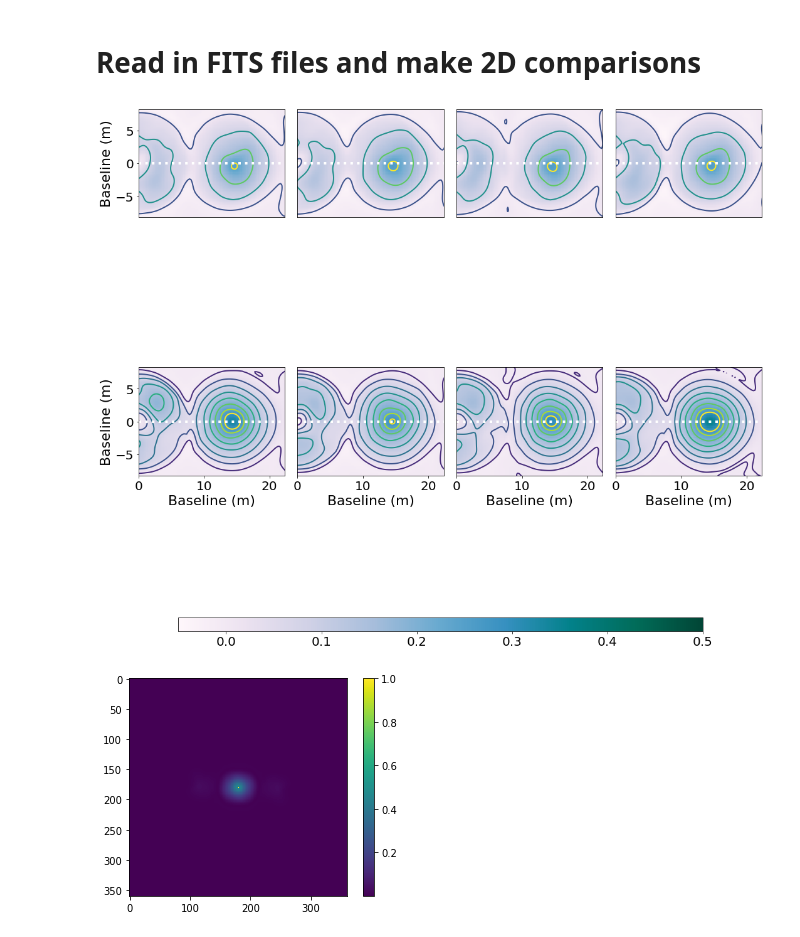
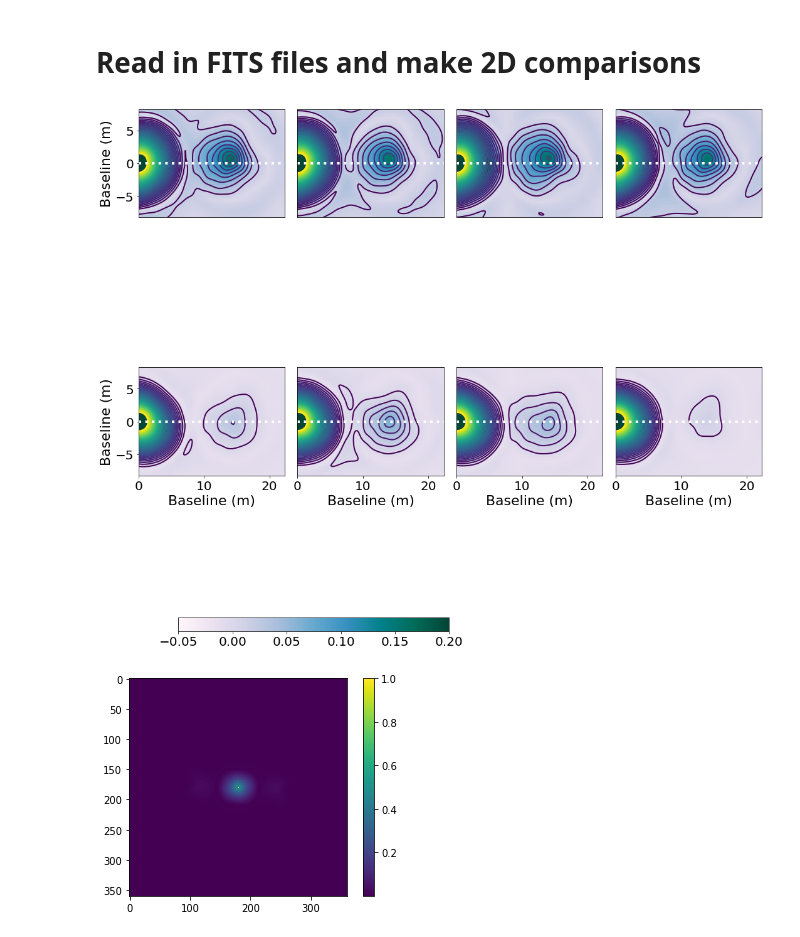
Before and after one commit to mwanakijiji/lbti_fizeau_control, a Jupyter notebook: testing_MTF_quality.ipynb, the cells around one changed output. Cells and saved outputs as stored; diff of their text form; code cells hidden in the pictures.

```diff
--- a/testing_MTF_quality.ipynb
+++ b/testing_MTF_quality.ipynb
@@ -317,10 +317,10 @@ for i in range(0,4):
         norm_const = np.max(amp_empirical_phase)
     amp_empirical_phase = np.divide(amp_empirical_phase,norm_const)
 
-    imshow = axs[0,i].imshow(np.subtract(amp_simulated,amp_empirical_phase), cmap="PuBuGn", origin="lower",
-                    vmin=-0.05, vmax=0.5,
+    imshow = axs[0,i].imshow(amp_empirical_phase, cmap="PuBuGn", origin="lower",
+                    vmin=-0.05, vmax=0.2,
                     extent=[baseline_x_axis_m[0], baseline_x_axis_m[-1], baseline_x_axis_m[0], baseline_x_axis_m[-1]])
-    CS = axs[0,i].contour(X_1d,Y_1d,np.subtract(amp_simulated,amp_empirical_phase),levels=0.08*np.arange(-1,4), linewidths=2)
+    CS = axs[0,i].contour(X_1d,Y_1d,amp_empirical_phase,levels=0.02*np.arange(-1,40), linewidths=2)
     #axs[0,i].clabel(CS, inline=1, fontsize=10)
     axs[0,i].axhline(y=0, linestyle=":", linewidth=4, color="w")
     axs[0,i].set_xlim(0,22.3)
@@ -339,40 +339,40 @@ for i in range(0,4):
     # normalize
     amp_empirical_nonphase = np.divide(amp_empirical_nonphase,norm_const)
 
-    axs[1,i].imshow(np.subtract(amp_simulated,amp_empirical_nonphase), cmap="PuBuGn", origin="lower",
-                    vmin=-0.05, vmax=0.5,
+    axs[1,i].imshow(amp_empirical_nonphase, cmap="PuBuGn", origin="lower",
+                    vmin=-0.05, vmax=0.3,
                     extent=[baseline_x_axis_m[0], baseline_x_axis_m[-1], baseline_x_axis_m[0], baseline_x_axis_m[-1]])
-    CS = axs[1,i].contour(X_1d,Y_1d,np.subtract(amp_simulated,amp_empirical_nonphase),levels=0.04*np.arange(-1,8), linewidths=2)
+    CS = axs[1,i].contour(X_1d,Y_1d,amp_empirical_nonphase,levels=0.02*np.arange(-1,40), linewidths=2)
     #axs[1,i].clabel(CS, inline=1, fontsize=10)
     axs[1,i].axhline(y=0, linestyle=":", linewidth=4, color="w")
     axs[1,i].set_xlim(0,22.3)
     axs[1,i].set_ylim(-8.25,8.25)
     axs[1,i].axes.get_yaxis().set_visible(False)
     if (i==0):
         axs[1,i].axes.get_yaxis().set_visible(True)
         axs[1,i].set_ylabel("Baseline (m)")
     axs[1,i].set_xlabel("Baseline (m)")
 
 params = {'axes.labelsize': 22,
           'axes.titlesize': 20,
           'legend.fontsize': 20,
           'xtick.labelsize': 20,
           'ytick.labelsize': 20}
 
 matplotlib.rcParams.update(params)
 
 plt.subplots_adjust(wspace=0, hspace=0)
 
 p0 = axs[1,0].get_position().get_points().flatten()
 p1 = axs[1,-1].get_position().get_points().flatten()
 ax_cbar = fig.add_axes([p0[0], 0, 3.2*p1[1], 0.02])
 plt.colorbar(imshow, cax=ax_cbar, orientation='horizontal')
 plt.tight_layout()
 
 #plt.savefig("contour_mtfs_bbox.pdf", bbox_inches='tight')
 plt.savefig("contour_mtfs.pdf")
 # %% [output]
-[figure, old version]
+[figure, new version]
 # %%
 plt.imshow(amp_empirical_nonphase)
 plt.colorbar()
```
Also changed, not shown: 5 other files.
